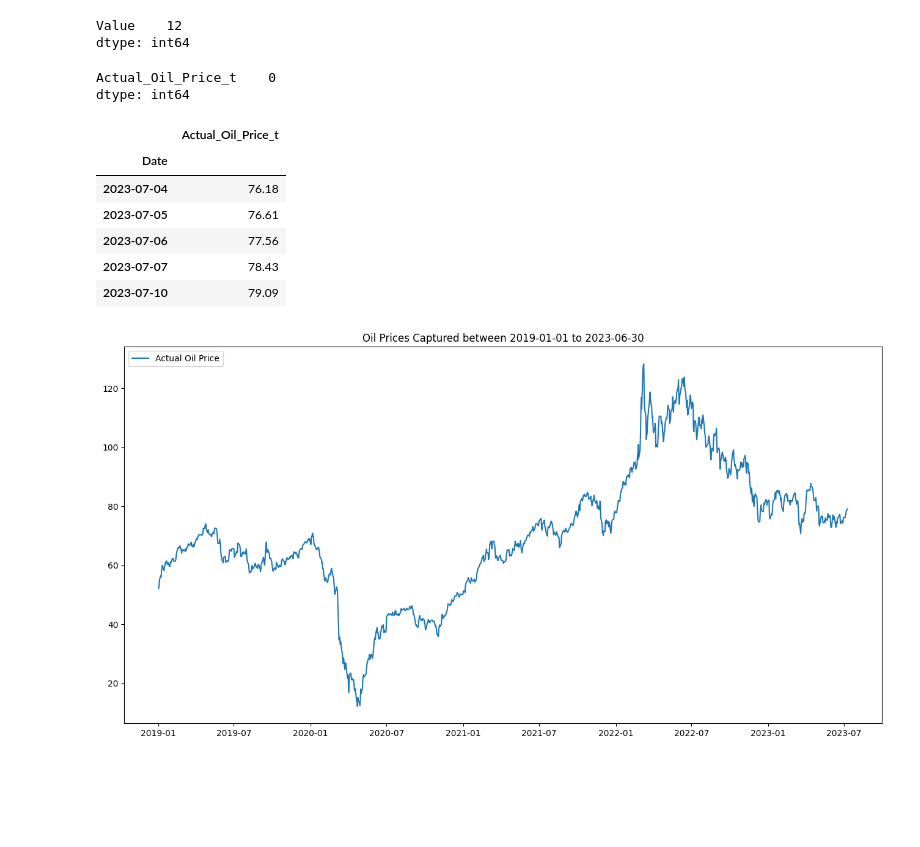
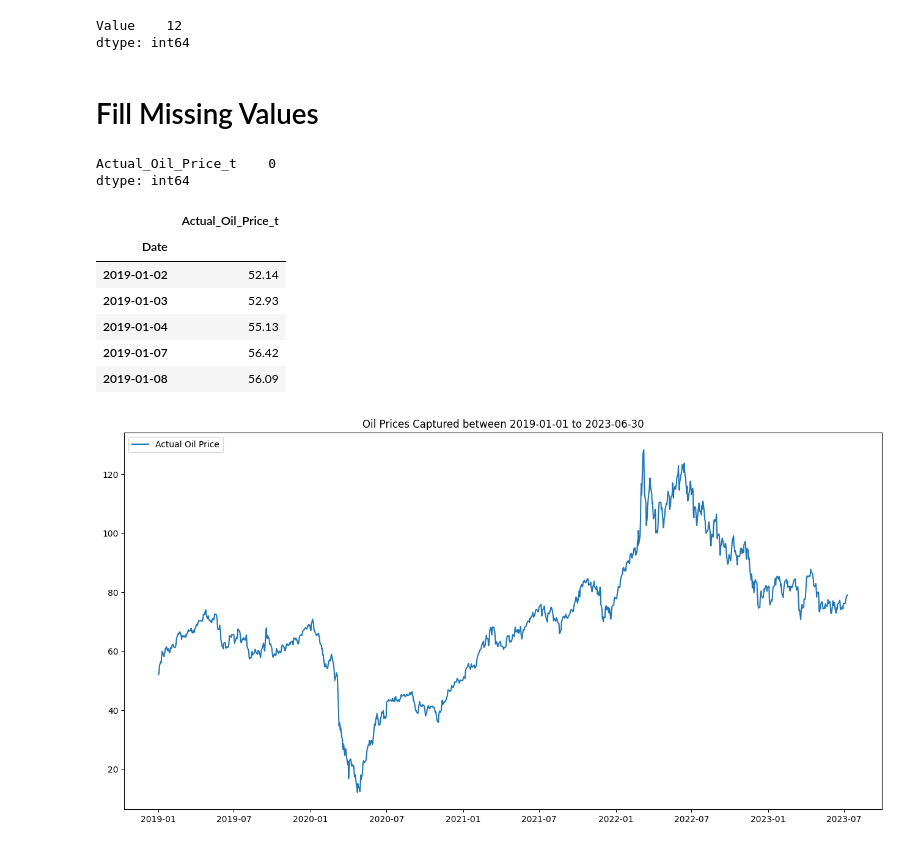
Before and after one commit to pravin-raut/TimeSeries_USD-EUR_WithOilImpact, a Jupyter notebook: 01_Currency_&_Oil_Forecast_Visualization.ipynb, the cells around one changed output. Saved outputs shown, nothing was run; the diff lists cells and outputs as text; code cells hidden in the pictures; blank space fills up the shorter version.

```diff
--- a/01_Currency_&_Oil_Forecast_Visualization.ipynb
+++ b/01_Currency_&_Oil_Forecast_Visualization.ipynb
@@ -102,6 +103,8 @@ df_Oil_InUSD.isnull().sum()
 # %% [output]
 Value    12
 dtype: int64
+# %% [markdown]
+# Fill Missing Values
 # %%
 df_Oil_InUSD['Actual_Oil_Price_t']=df_Oil_InUSD.Value.fillna(method='bfill')
 df_Oil_InUSD=df_Oil_InUSD[['Actual_Oil_Price_t']]
@@ -110,15 +113,15 @@ df_Oil_InUSD.isnull().sum()
 Actual_Oil_Price_t    0
 dtype: int64
 # %%
-df_Oil_InUSD.tail(5)
+df_Oil_InUSD.head(5)
 # %% [output]
 |  | Actual_Oil_Price_t |
 | Date |  |
-| 2023-07-04 | 76.18 |
-| 2023-07-05 | 76.61 |
-| 2023-07-06 | 77.56 |
-| 2023-07-07 | 78.43 |
-| 2023-07-10 | 79.09 |
+| 2019-01-02 | 52.14 |
+| 2019-01-03 | 52.93 |
+| 2019-01-04 | 55.13 |
+| 2019-01-07 | 56.42 |
+| 2019-01-08 | 56.09 |
 # %%
 plt.figure(figsize=(16,8))
 plt.plot(df_Oil_InUSD['Actual_Oil_Price_t'],label="Actual Oil Price")
```
Also changed, not shown: parts of 32 cells of this notebook.
